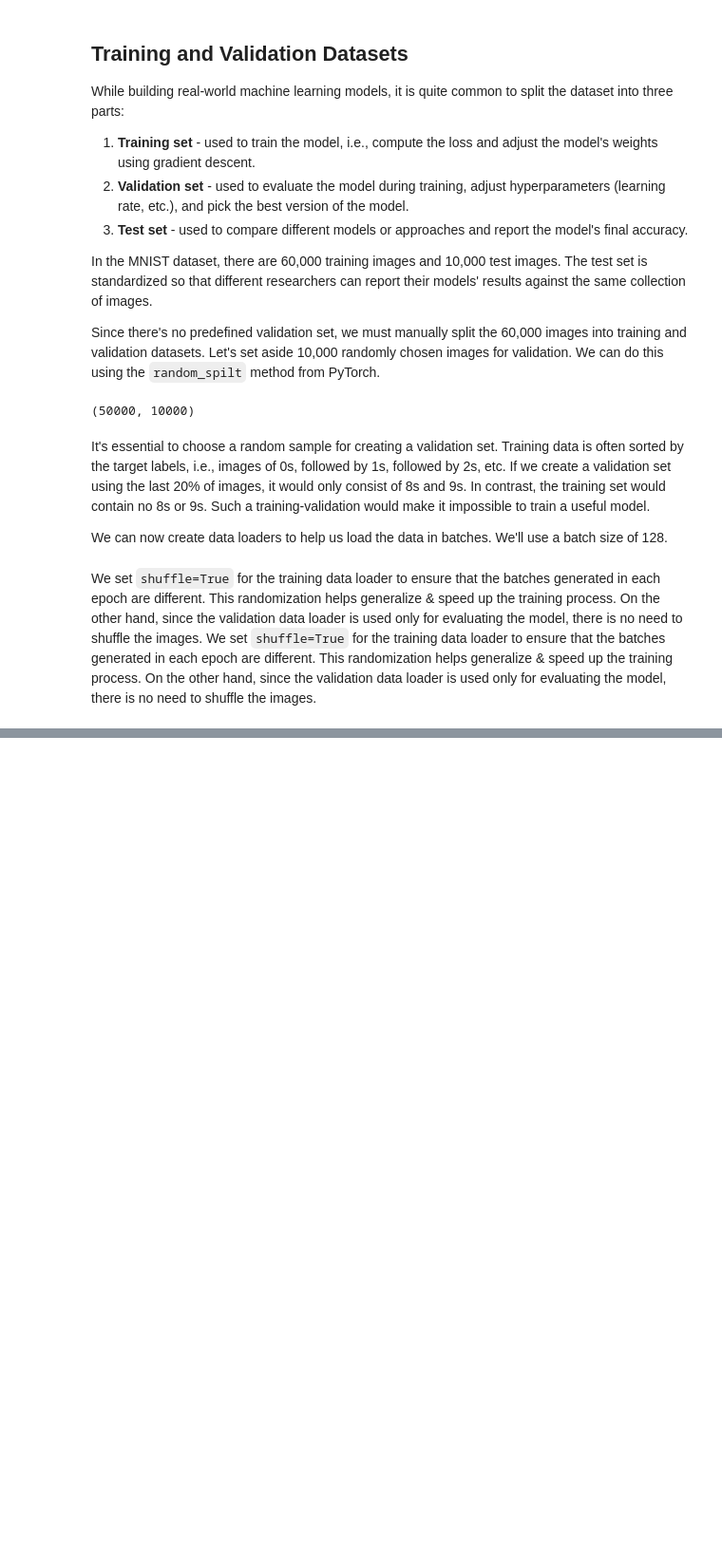
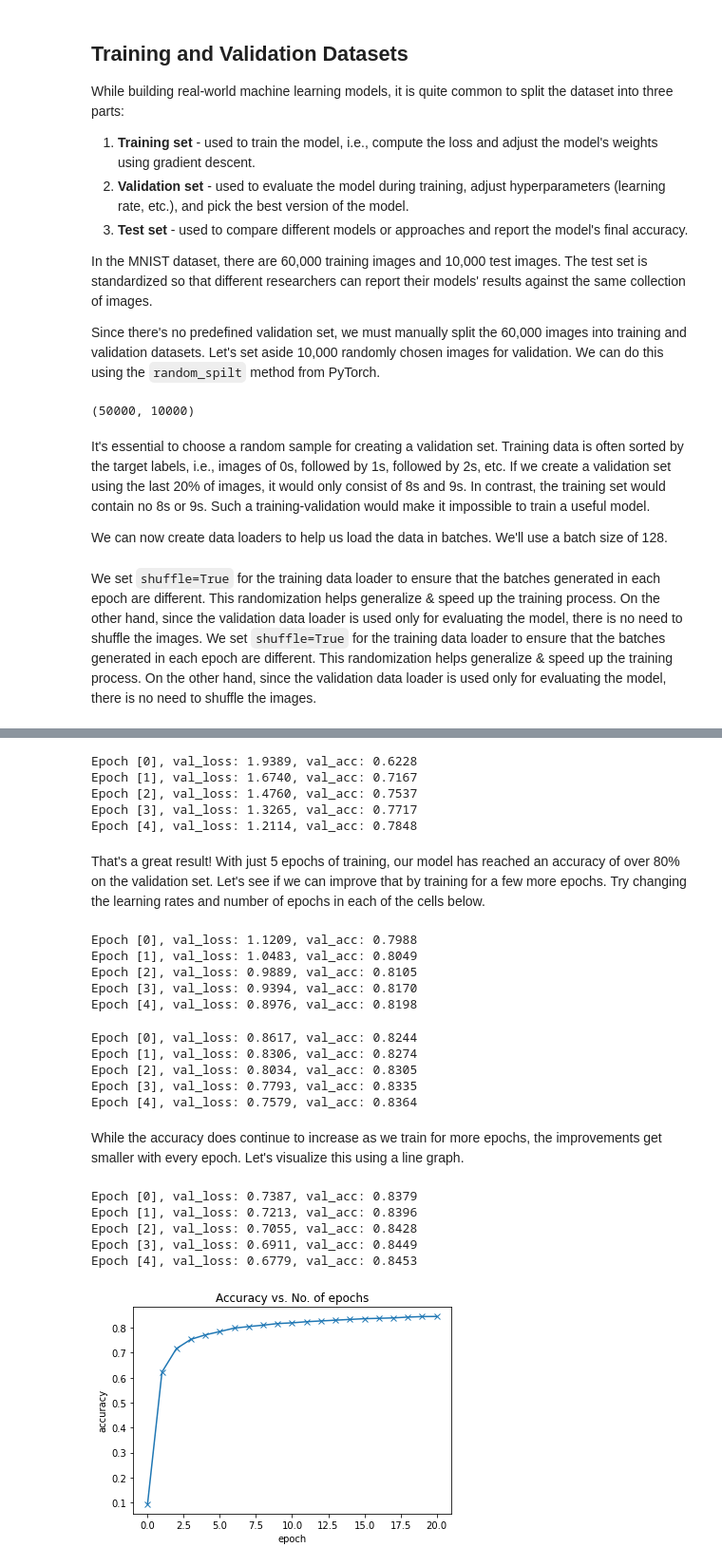
Before and after one commit to AnirbanSaha-Aiub/Python, a Jupyter notebook: Deep Learning with PyTorch/Logistic-regression.ipynb, the cells around one changed output, grey strips where cells are left out. Shown at 95% size. Cells and saved outputs as stored; diff of their text form; code cells hidden in the pictures; blank space fills up the shorter version.

```diff
--- a/Deep Learning with PyTorch/Logistic-regression.ipynb
+++ b/Deep Learning with PyTorch/Logistic-regression.ipynb
@@ -161,0 +600,45 @@ jovian.commit(project='Logistic-regression')
+# %%
+history1 = fit(5, 0.001, model, train_loader, val_loader)
+# %% [output]
+Epoch [0], val_loss: 1.9389, val_acc: 0.6228
+Epoch [1], val_loss: 1.6740, val_acc: 0.7167
+Epoch [2], val_loss: 1.4760, val_acc: 0.7537
+Epoch [3], val_loss: 1.3265, val_acc: 0.7717
+Epoch [4], val_loss: 1.2114, val_acc: 0.7848
+# %% [markdown]
+That's a great result! With just 5 epochs of training, our model has reached an accuracy of over 80% on the validation set. Let's see if we can improve that by training for a few more epochs. Try changing the learning rates and number of epochs in each of the cells below.
+# %%
+history2 = fit(5, 0.001, model, train_loader, val_loader)
+# %% [output]
+Epoch [0], val_loss: 1.1209, val_acc: 0.7988
+Epoch [1], val_loss: 1.0483, val_acc: 0.8049
+Epoch [2], val_loss: 0.9889, val_acc: 0.8105
+Epoch [3], val_loss: 0.9394, val_acc: 0.8170
+Epoch [4], val_loss: 0.8976, val_acc: 0.8198
+# %%
+history3 = fit(5, 0.001, model, train_loader, val_loader)
+# %% [output]
+Epoch [0], val_loss: 0.8617, val_acc: 0.8244
+Epoch [1], val_loss: 0.8306, val_acc: 0.8274
+Epoch [2], val_loss: 0.8034, val_acc: 0.8305
+Epoch [3], val_loss: 0.7793, val_acc: 0.8335
+Epoch [4], val_loss: 0.7579, val_acc: 0.8364
+# %% [markdown]
+While the accuracy does continue to increase as we train for more epochs, the improvements get smaller with every epoch. Let's visualize this using a line graph.
+# %%
+history4 = fit(5, 0.001, model, train_loader, val_loader)
+# %% [output]
+Epoch [0], val_loss: 0.7387, val_acc: 0.8379
+Epoch [1], val_loss: 0.7213, val_acc: 0.8396
+Epoch [2], val_loss: 0.7055, val_acc: 0.8428
+Epoch [3], val_loss: 0.6911, val_acc: 0.8449
+Epoch [4], val_loss: 0.6779, val_acc: 0.8453
+# %%
+history = [result0] + history1 + history2 + history3 + history4
+accuracies = [result['val_acc'] for result in history]
+plt.plot(accuracies, '-x')
+plt.xlabel('epoch')
+plt.ylabel('accuracy')
+plt.title('Accuracy vs. No. of epochs');
+# %% [output]
+[figure, added]
```
Also changed, not shown: parts of 88 cells of this notebook.
